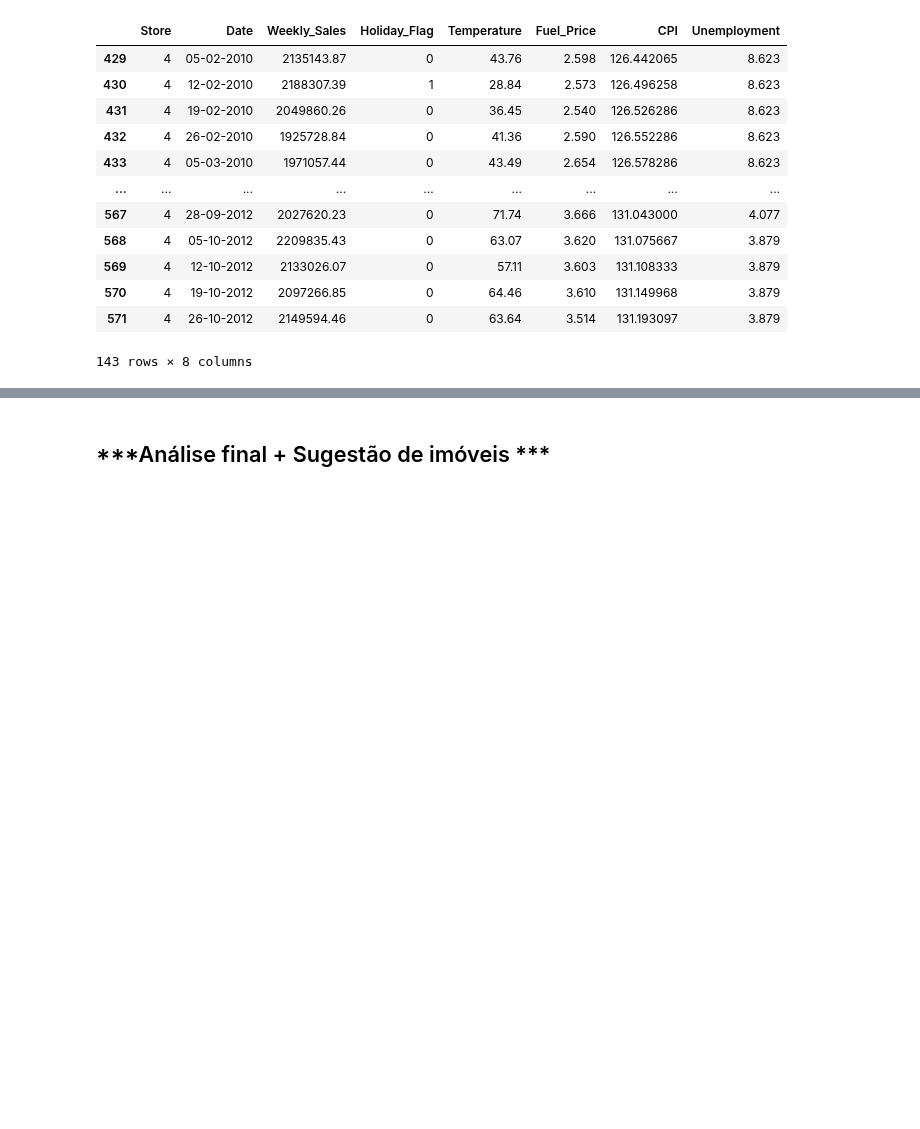
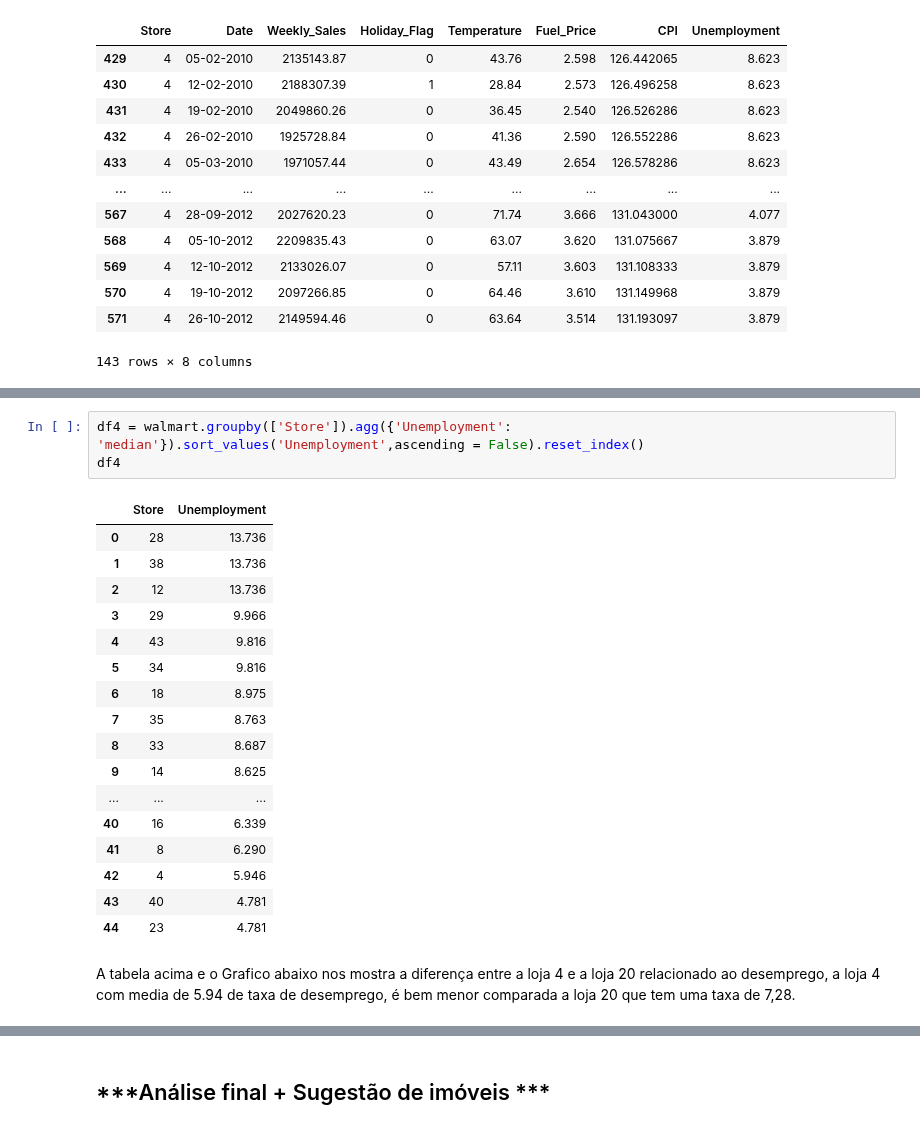
Before and after one commit to Adjalma/Mini-Projeto-DNC, a Jupyter notebook: Mini_Projeto_Walmart_DNC.ipynb, the cells around one changed output, grey strips where cells are left out. Saved outputs shown, nothing was run; the diff lists cells and outputs as text; blank space fills up the shorter version.

```diff
--- a/Mini_Projeto_Walmart_DNC.ipynb
+++ b/Mini_Projeto_Walmart_DNC.ipynb
@@ -102,0 +132,23 @@ store_sales_Holiday_Flag
+# %%
+df4 = walmart.groupby(['Store']).agg({'Unemployment': 'median'}).sort_values('Unemployment',ascending = False).reset_index()
+df4
+# %% [output]
+|  | Store | Unemployment |
+| 0 | 28 | 13.736 |
+| 1 | 38 | 13.736 |
+| 2 | 12 | 13.736 |
+| 3 | 29 | 9.966 |
+| 4 | 43 | 9.816 |
+| 5 | 34 | 9.816 |
+| 6 | 18 | 8.975 |
+| 7 | 35 | 8.763 |
+| 8 | 33 | 8.687 |
+| 9 | 14 | 8.625 |
+| ... | ... | ... |
+| 40 | 16 | 6.339 |
+| 41 | 8 | 6.290 |
+| 42 | 4 | 5.946 |
+| 43 | 40 | 4.781 |
+| 44 | 23 | 4.781 |
+# %% [markdown]
+A tabela acima e o  Grafico abaixo nos mostra a diferença entre a loja 4 e a loja 20 relacionado ao desemprego, a loja 4 com media de 5.94 de taxa de desemprego, é bem menor comparada a loja 20 que tem uma taxa de 7,28.
```
Also changed, not shown: parts of 10 cells of this notebook.
